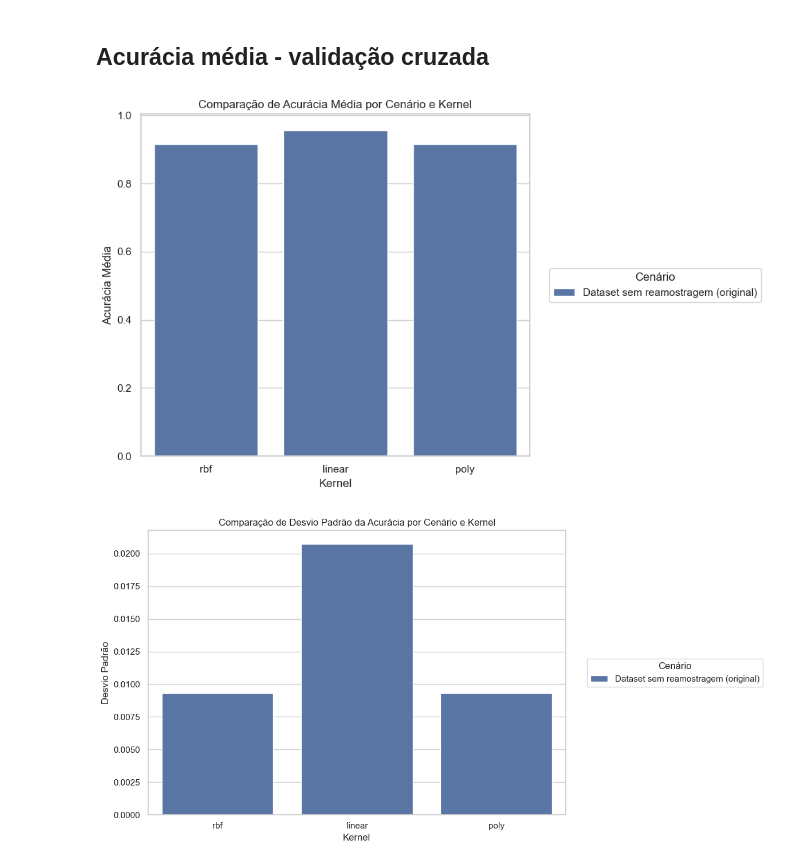
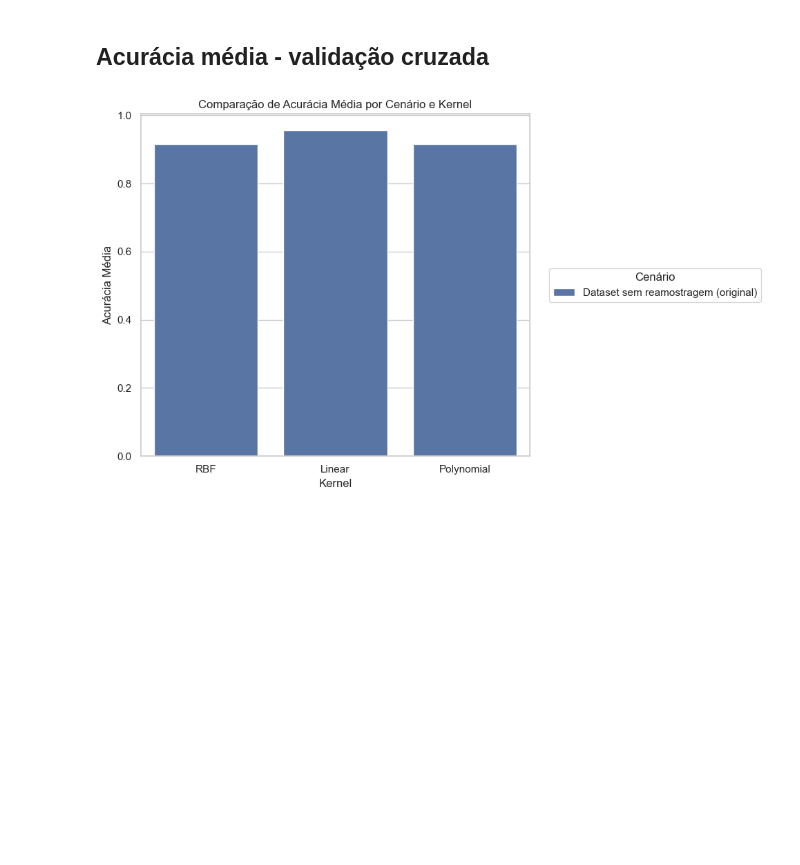
Before and after one commit to WesleydosSantos/machine-learning-tecnicas, a Jupyter notebook: Modelos/svm.ipynb, the cells around one changed output. Drawn from its saved outputs; the diff is of its cells as text; code cells hidden in the pictures; blank space fills up the shorter version.

Commit message:
Versão de segurança
Contém os gráficos para cada kernel em cada cenário

```diff
--- a/Modelos/svm.ipynb
+++ b/Modelos/svm.ipynb
@@ -276,0 +276,3 @@ Desvio padrão da acurácia: 0.93%
+# %%
+print('Relatório do modelo\n\n', classification_report(y_test, y_pred))
+results_cenario1.append({'Cenário': 'Dataset sem reamostragem (original)', 'Kernel': 'RBF', 'Acurácia Média': cv_scores.mean()})
@@ -308,0 +321,3 @@ Desvio padrão da acurácia: 2.07%
+# %%
+print('Relatório do modelo\n\n', classification_report(y_test, y_pred))
+results_cenario1.append({'Cenário': 'Dataset sem reamostragem (original)', 'Kernel': 'Linear', 'Acurácia Média': cv_scores.mean()})
@@ -309,18 +335,2 @@ Desvio padrão da acurácia: 2.07%
 # %% [markdown]
 ## Treinamento e avaliação do modelo com kernel 'poly'
-# %%
-#Instanciando o modelo com kernel 'poly'
-svm = SVC(kernel='poly', random_state = 42)
-
-svm.fit(X_train, y_train)
-
-y_pred = svm.predict(X_test)
-
-#avaliando o modelo com o cross-validation
-cv_scores = cross_val_score(svm, X_train, y_train, cv = 10, scoring='accuracy')
-
-print('Relatório do modelo\n\n', classification_report(y_test, y_pred))
-print(f"Acurácia média da validação cruzada: {cv_scores.mean() * 100:.2f}%")
-print(f"Desvio padrão da acurácia: {cv_scores.std() * 100:.2f}%")
-
-results_cenario1.append({'Cenário': 'Dataset sem reamostragem (original)', 'Kernel': 'poly', 'Acurácia Média': cv_scores.mean(), 'Desvio Padrão': cv_scores.std()})
@@ -340,0 +366,3 @@ Desvio padrão da acurácia: 0.93%
+# %%
+print('Relatório do modelo\n\n', classification_report(y_test, y_pred))
+results_cenario1.append({'Cenário': 'Dataset sem reamostragem (original)', 'Kernel': 'Polynomial', 'Acurácia Média': cv_scores.mean()})
@@ -579,29 +694,18 @@ results_df_cenario3 = pd.DataFrame(results_cenario3)
 # %%
 # Configurar o estilo do gráfico
 sns.set(style="whitegrid")
 
 # Gráfico de Acurácia Média
 plt.figure(figsize=(10, 6))
 sns.barplot(x="Kernel", y="Acurácia Média", hue="Cenário", data=results_df_cenario1)
 plt.title("Comparação de Acurácia Média por Cenário e Kernel")
 plt.xlabel("Kernel")
 plt.ylabel("Acurácia Média")
 plt.legend(title="Cenário",loc='center left', bbox_to_anchor=(1.05, 0.5), borderaxespad=0.)
 plt.tight_layout()
 plt.show()
-
-# Gráfico de Desvio Padrão da Acurácia
-plt.figure(figsize=(12, 6))
-sns.barplot(x="Kernel", y="Desvio Padrão", hue="Cenário", data=results_df_cenario1)
-plt.title("Comparação de Desvio Padrão da Acurácia por Cenário e Kernel")
-plt.xlabel("Kernel")
-plt.ylabel("Desvio Padrão")
-plt.legend(title="Cenário",loc='center left', bbox_to_anchor=(1.05, 0.5), borderaxespad=0.)
-plt.tight_layout()
-plt.show()
 # %% [output]
-[figure, old version]
+[figure, new version]
-[figure, removed]
 # %%
 # Configurar o estilo do gráfico
 sns.set(style="whitegrid")
```
Also changed, not shown: parts of 67 cells of this notebook.
